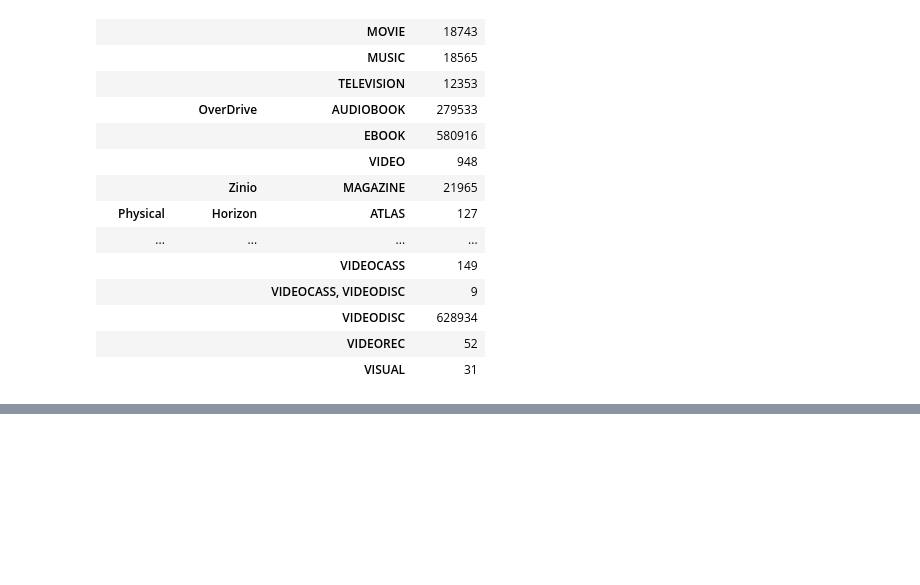
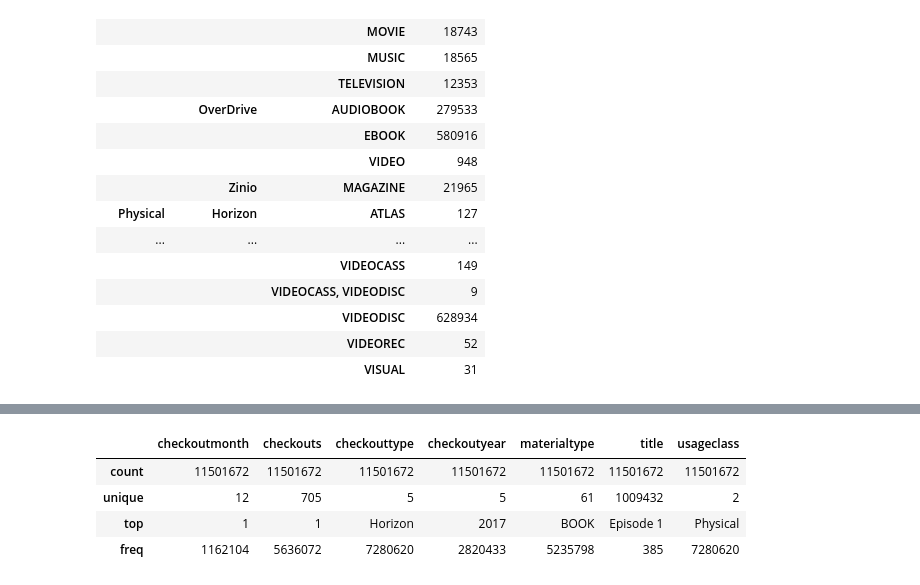
Before and after one commit to TheMrLively/seattle_library, a Jupyter notebook: lib_eda.ipynb, the cells around one changed output, grey strips where cells are left out. Cells and saved outputs as stored; diff of their text form; code cells hidden in the pictures; blank space fills up the shorter version.

```diff
--- a/lib_eda.ipynb
+++ b/lib_eda.ipynb
@@ -130,0 +146,2 @@ grouped_materials.sum()
+# %%
+hyp_results = client.get('tmmm-ytt6', select="usageclass, checkoutyear, checkoutmonth, checkouts, checkouttype, materialtype, title", where='checkoutyear>=2016', limit = 30000000)
@@ -130,0 +177,2 @@ grouped_materials.sum()
+# %%
+library_data = pd.DataFrame.from_records(hyp_results)
@@ -130,0 +208,8 @@ grouped_materials.sum()
+# %%
+library_data.describe()
+# %% [output]
+|  | checkoutmonth | checkouts | checkouttype | checkoutyear | materialtype | title | usageclass |
+| count | 11501672 | 11501672 | 11501672 | 11501672 | 11501672 | 11501672 | 11501672 |
+| unique | 12 | 705 | 5 | 5 | 61 | 1009432 | 2 |
+| top | 1 | 1 | Horizon | 2017 | BOOK | Episode 1 | Physical |
+| freq | 1162104 | 5636072 | 7280620 | 2820433 | 5235798 | 385 | 7280620 |
```
Also changed, not shown: parts of 25 cells of this notebook.
